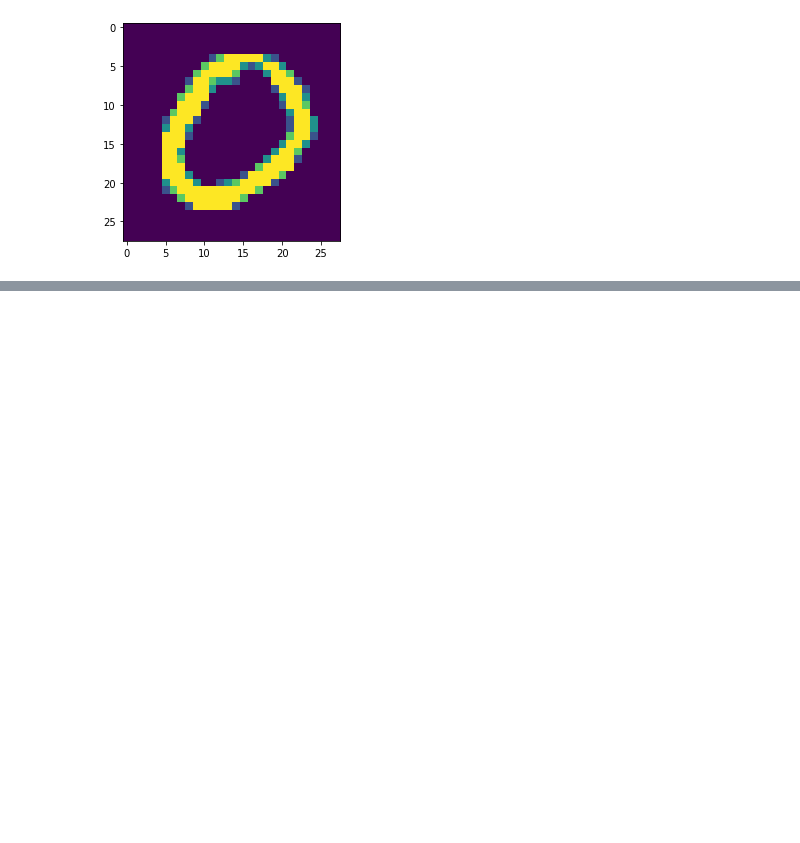
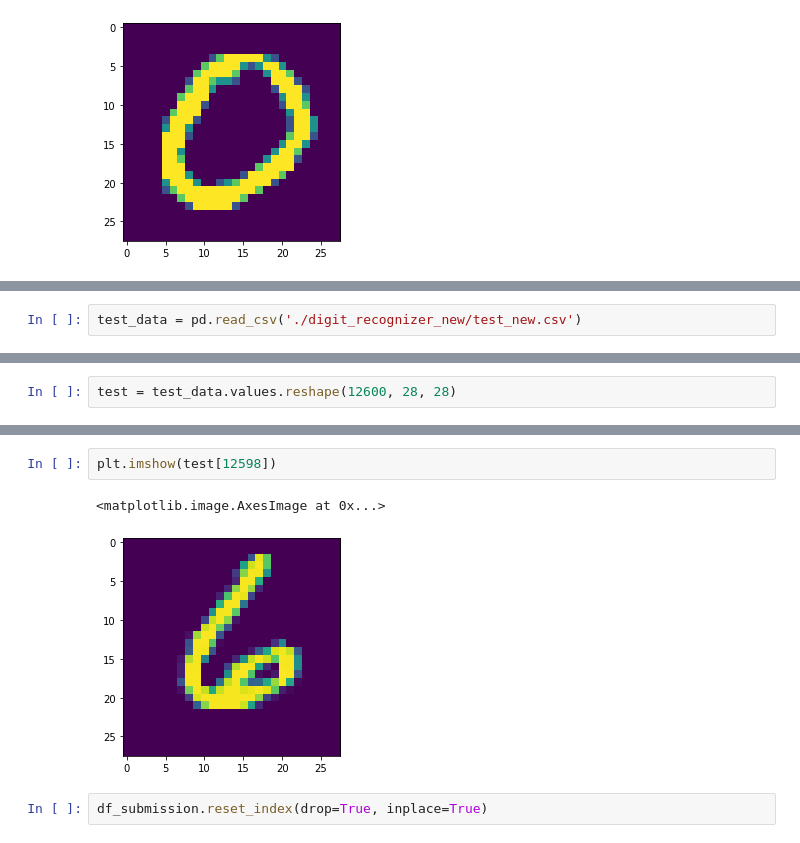
Before and after one commit to NgTuanLoc/Deep-Learnirng, a Jupyter notebook: Handwriting regconition/MNIST Digits.ipynb, the cells around one changed output, grey strips where cells are left out. Drawn from its saved outputs; the diff is of its cells as text; blank space fills up the shorter version.

```diff
--- a/Handwriting regconition/MNIST Digits.ipynb
+++ b/Handwriting regconition/MNIST Digits.ipynb
@@ -121,0 +125,2 @@ Predicted label:  0
+# %%
+test_data = pd.read_csv('./digit_recognizer_new/test_new.csv')
@@ -121,0 +131,2 @@ Predicted label:  0
+# %%
+test = test_data.values.reshape(12600, 28, 28)
@@ -121,0 +169,7 @@ Predicted label:  0
+# %%
+plt.imshow(test[12598])
+# %% [output]
+<matplotlib.image.AxesImage at 0x...>
+[figure, added]
+# %%
+df_submission.reset_index(drop=True, inplace=True)
```
Also changed, not shown: parts of 23 cells of this notebook, 5 other files.
